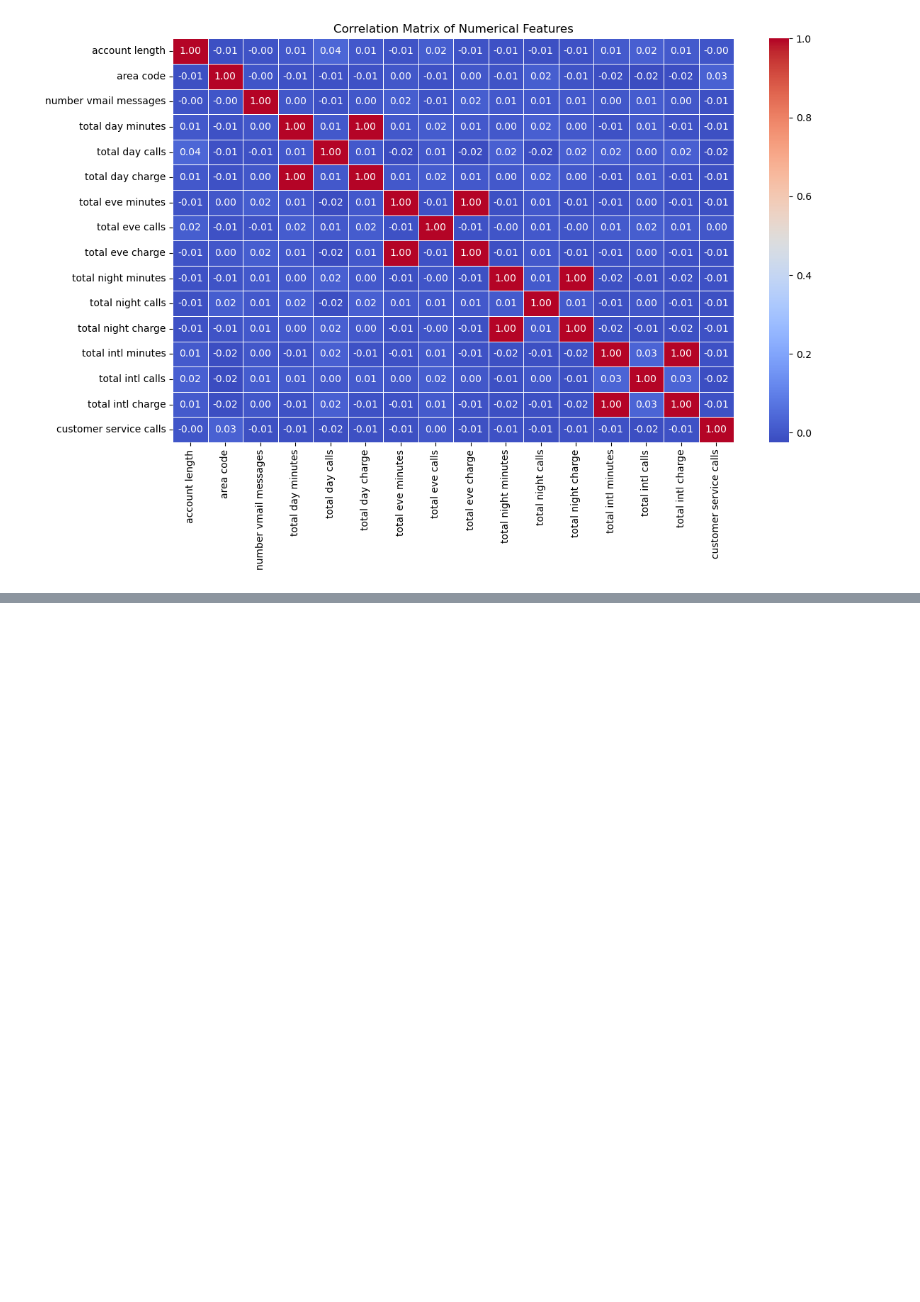
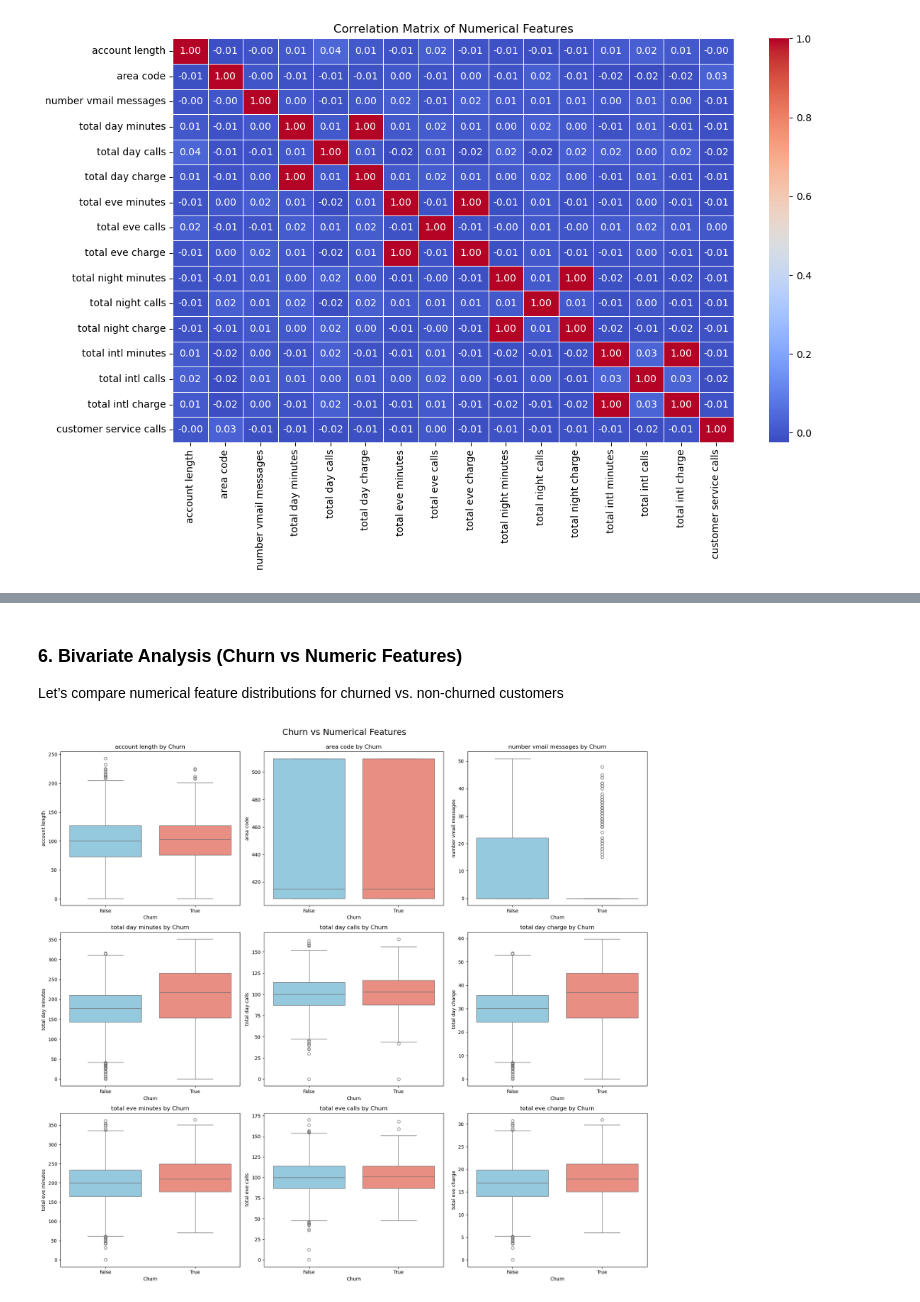
Before and after one commit to Tinah-91/SyriaTel-Customer-Churn-, a Jupyter notebook: notebooks/SyriaTel Customer Churn.ipynb, the cells around one changed output, grey strips where cells are left out. Drawn from its saved outputs; the diff is of its cells as text; code cells hidden in the pictures; blank space fills up the shorter version.

```diff
--- a/notebooks/SyriaTel Customer Churn.ipynb
+++ b/notebooks/SyriaTel Customer Churn.ipynb
@@ -355,0 +378,20 @@ plt.show()
+# %% [markdown]
+###  6. Bivariate Analysis (Churn vs Numeric Features)
+Let’s compare numerical feature distributions for churned vs. non-churned customers
+# %%
+# 6. Compare numeric features by churn
+churn_col = 'churn' if 'churn' in df.columns else 'Churn'
+
+plt.figure(figsize=(18, 16))
+for i, col in enumerate(numeric_cols[:9]):
+    plt.subplot(3, 3, i + 1)
+    sns.boxplot(data=df, x=churn_col, y=col, palette=['skyblue', 'salmon'])
+    plt.title(f'{col} by Churn')
+    plt.xlabel('Churn')
+    plt.ylabel(col)
+    plt.tight_layout()
+
+plt.suptitle('Churn vs Numerical Features', fontsize=18, y=1.02)
+plt.show()
+# %% [output]
+[figure, added]
```
Also changed, not shown: parts of 6 cells of this notebook.
